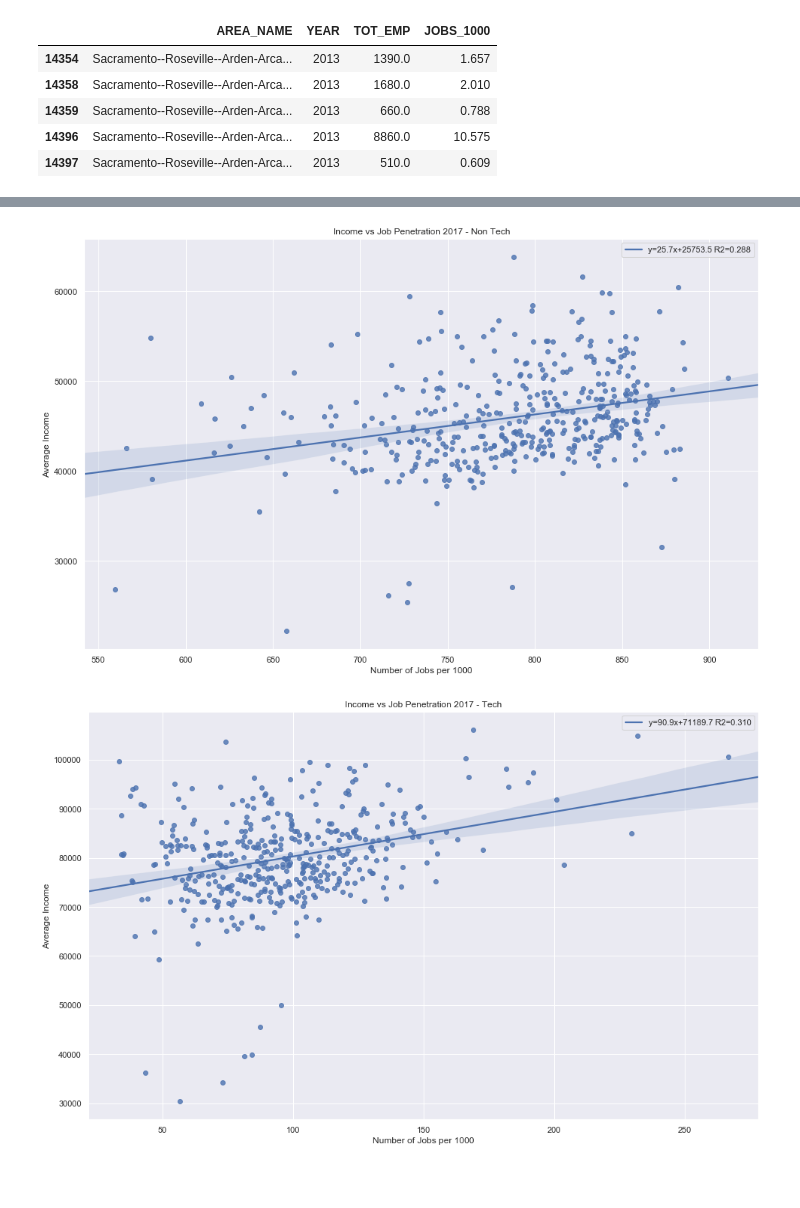
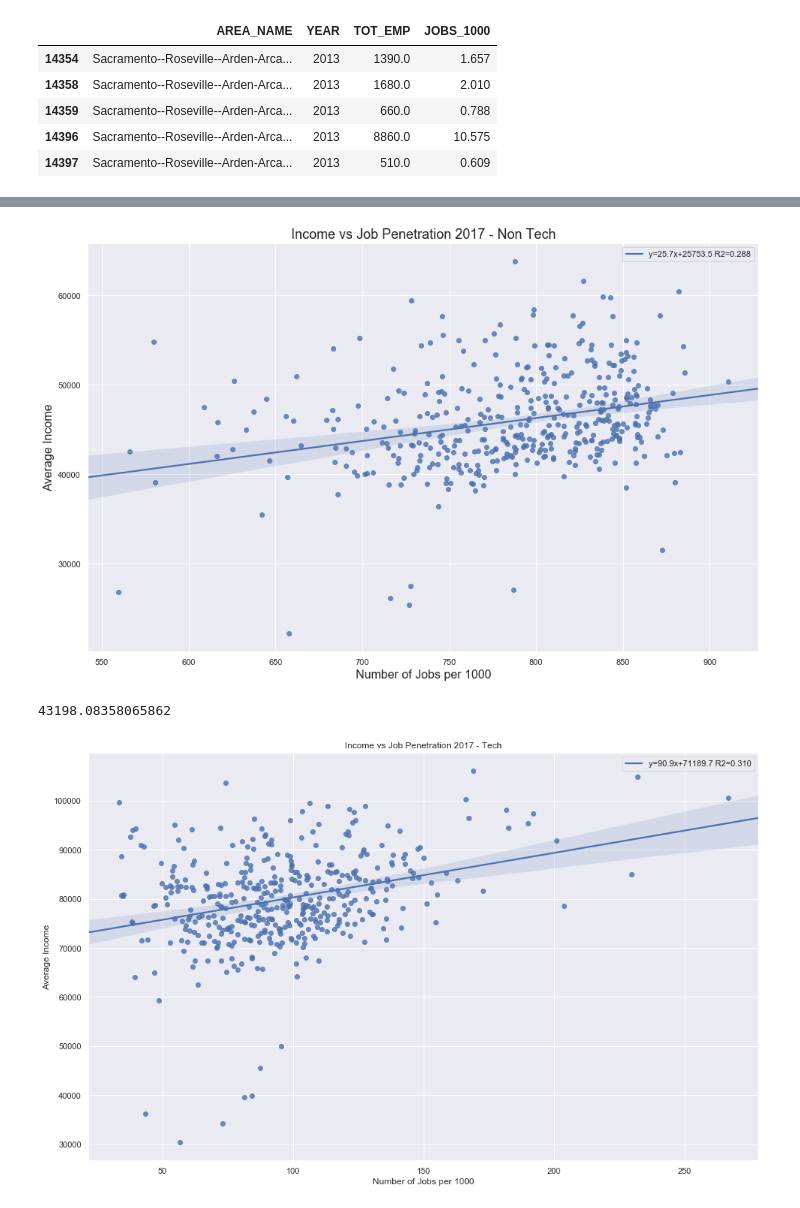
Before and after one commit to mrcjbf/project-one-repo, a Jupyter notebook: INCOME_FINAL.ipynb, the cells around one changed output, grey strips where cells are left out. Cells and saved outputs as stored; diff of their text form; code cells hidden in the pictures; blank space fills up the shorter version.

```diff
--- a/INCOME_FINAL.ipynb
+++ b/INCOME_FINAL.ipynb
@@ -276,22 +283,28 @@ n_tech ['A_MEAN'] = national_ntotal_avg['A_MEAN']
 # %%
 #Graphing total employment/average mean - NATIONAL
 
 slope, intercept, r_value, p_value, std_err = stats.linregress(n_tech['JOBS_1000'],n_tech['A_MEAN'])
-
+t = n_tech['A_MEDIAN'].mean()
 ax = sns.regplot(x="JOBS_1000", y="A_MEAN", data=n_tech, color='b',
  line_kws={'label':"y={0:.1f}x+{1:.1f} R2={2:.3f}".format(slope,intercept,r_value)})
 line_kws={r_value}
 
+#ax = sns.regplot(x="JOBS_1000", y='t', data=n_tech, color='b',
+ #line_kws={'label':"y={0:.1f}x+{1:.1f} R2={2:.3f}".format(slope,intercept,r_value)})
+#line_kws={r_value}
+
 fig = plt.gcf()
 fig.set_size_inches( 16, 10)
-plt.xlabel('Number of Jobs per 1000')
-plt.ylabel('Average Income')
-plt.title('Income vs Job Penetration 2017 - Non Tech')
+plt.xlabel('Number of Jobs per 1000', fontsize=16)
+plt.ylabel('Average Income',fontsize=16)
+plt.title('Income vs Job Penetration 2017 - Non Tech', fontsize=18)
 ax.legend()
 plt.savefig(f"Income vs Job Penetration 2017 - Non Tech'.png")
 plt.show()
+t
 # %% [output]
-[figure, old version]
+[figure, new version]
+43198.08358065862
 # %%
 #Graphing tech employment/average mean - NATIONAL
 
```
Also changed, not shown: parts of 2 cells of this notebook.
